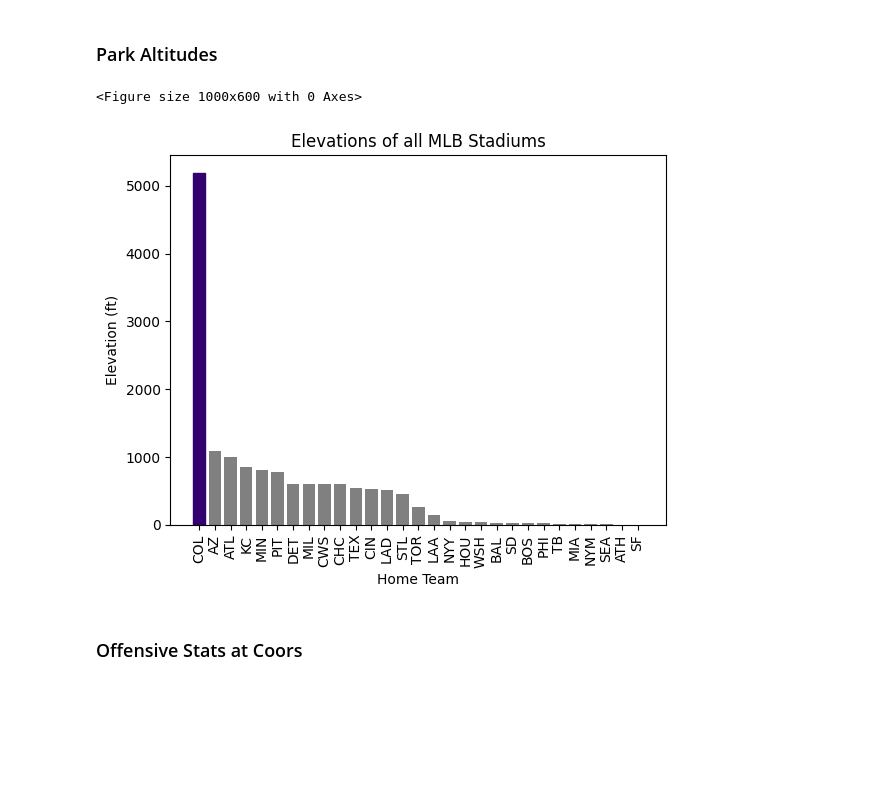
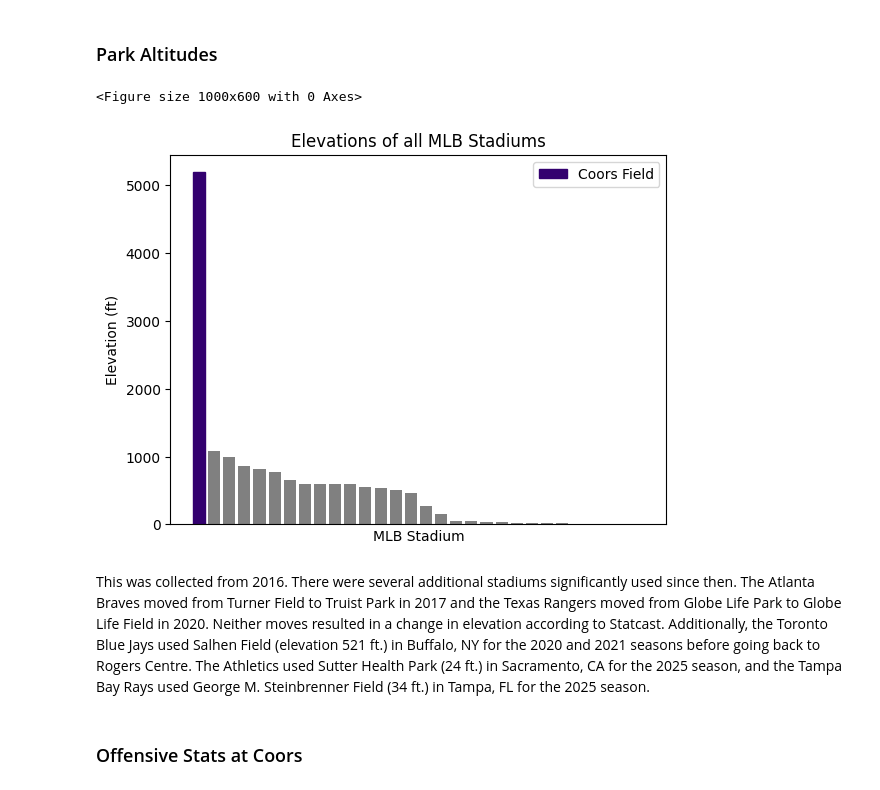
Before and after one commit to skparagas/Coors-Hangover-Effect, a Jupyter notebook: report.ipynb, the cells around one changed output. Drawn from its saved outputs; the diff is of its cells as text; code cells hidden in the pictures; blank space fills up the shorter version.

Commit message:
web scraping park elevation

```diff
--- a/report.ipynb
+++ b/report.ipynb
@@ -19,27 +28,40 @@ warnings.filterwarnings(action='ignore')
 ## Coors Effect
 # %% [markdown]
 ### Park Altitudes
+# %%
+PARK_URL = 'https://baseballsavant.mlb.com/leaderboard/statcast-park-factors'
+
+params = {'type': 'distance', 'year': 2016}
+response = requests.get(PARK_URL, params=params)
+soup = BeautifulSoup(response.content, 'html.parser')
+
+script_tags = soup.find_all('script')
+for script in script_tags:
+    match = re.search('var data = (.*);', script.text)
+    if match:
+        break
+
+elevation = pd.DataFrame(json.loads(match[1]))
+elevation['elevation_feet'] = elevation['elevation_feet'].astype(int)
+elevation = elevation.sort_values(by='elevation_feet', ascending=False).reset_index()
 # %%
-elevations = {
-    'COL': 5190, 'AZ': 1086, 'ATL': 1001, 'KC': 856, 'MIN': 815, 'PIT': 780, 'DET': 600, 'MIL': 597, 'CWS': 595, 'CHC': 595, 'TEX': 545, 'CIN': 535, 'LAD': 515, 'STL': 460,
-    'TOR': 270, 'LAA': 151, 'NYY': 55, 'HOU': 45, 'WSH': 35, 'BAL': 33, 'SD': 23, 'BOS': 21, 'PHI': 20, 'TB': 15, 'MIA': 10, 'NYM': 10, 'SEA': 10, 'ATH': 3, 'SF': 0
-    }
-# webscrape form baseball savant
-
-pos = list(elevations).index('COL')
+pos = elevation[elevation['venue_name'] == 'Coors Field'].index[0]
 
 plt.figure(figsize=(10, 6))
 fig, ax = plt.subplots()
-ax.bar(elevations.keys(), elevations.values(), color = 'gray')
+ax.bar(elevation['venue_name'], elevation['elevation_feet'], color = 'gray')
 ax.set_title('Elevations of all MLB Stadiums')
-ax.set_xlabel('Home Team')
+ax.set_xlabel('MLB Stadium')
 ax.set_ylabel('Elevation (ft)')
-ax.tick_params(axis='x', labelrotation=90)
+ax.tick_params(axis='x', bottom=False, labelbottom=False)
 ax.patches[pos].set_color('#33006F')
+ax.legend(labels=[elevation['venue_name'][pos]])
 plt.show()
 # %% [output]
 <Figure size 1000x600 with 0 Axes>
-[figure, old version]
+[figure, new version]
+# %% [markdown]
+This was collected from 2016. There were several additional stadiums significantly used since then. The Atlanta Braves moved from Turner Field to Truist Park in 2017 and the Texas Rangers moved from Globe Life Park to Globe Life Field in 2020. Neither moves resulted in a change in elevation according to Statcast. Additionally, the Toronto Blue Jays used Salhen Field (elevation 521 ft.) in Buffalo, NY for the 2020 and 2021 seasons before going back to Rogers Centre. The Athletics used Sutter Health Park (24 ft.) in Sacramento, CA for the 2025 season, and the Tampa Bay Rays used George M. Steinbrenner Field (34 ft.) in Tampa, FL for the 2025 season.
 # %% [markdown]
 ### Offensive Stats at Coors
 # %%
```
Also changed, not shown: parts of 2 cells of this notebook.
